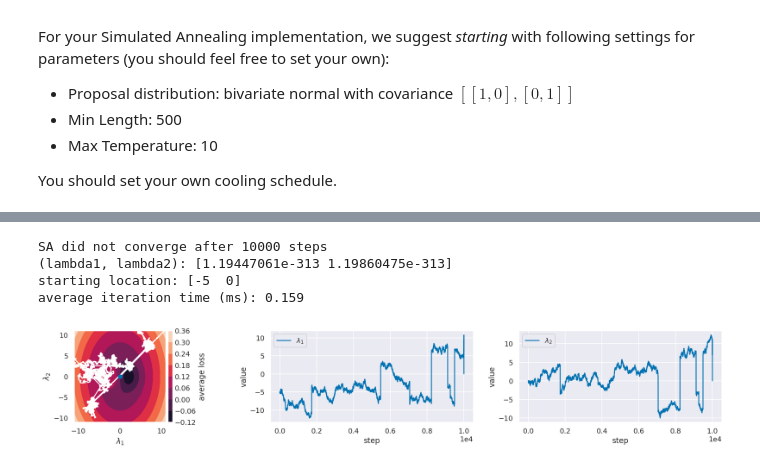
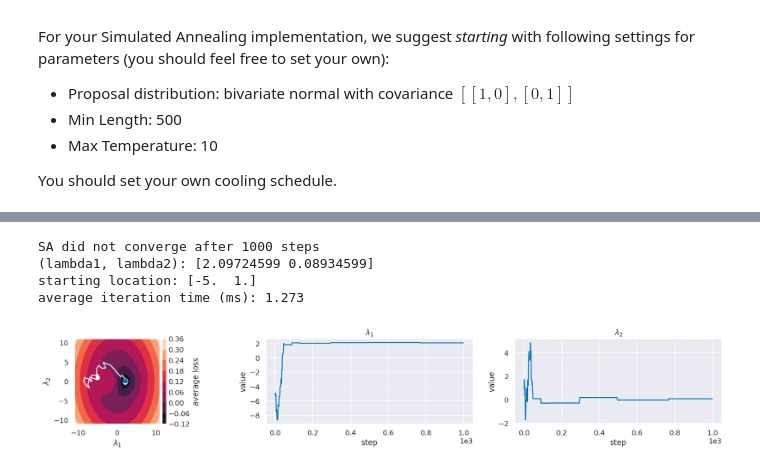
Before and after one commit to icweaver/AM207, a Jupyter notebook: HW5/AM207_HW5_IanWeaver.ipynb, the cells around one changed output, grey strips where cells are left out. Cells and saved outputs as stored; diff of their text form; code cells hidden in the pictures.

```diff
--- a/HW5/AM207_HW5_IanWeaver.ipynb
+++ b/HW5/AM207_HW5_IanWeaver.ipynb
@@ -753,12 +773,13 @@ along with a linear cooling schedule $T = T_\text{max} \times \alpha^\text{step
 # %%
 # simulated annealing algorithm
-def SA(init=_, truth=_, tol=_, max_iters=_, cov=_, Tmax=_, alpha=_, loss_func=_, data=_):
-    times = np.empty(max_iters+2)
-    sols = np.empty((max_iters+2, 2))
+def SA(init=_, truth=_, tol=_, cov=_, Tmax=_, eta=_, loss_func=_, data=_, max_iters=_):
+    max_iters = int(max_iters)
+    times = np.ones(max_iters)
+    sols = np.ones((max_iters, 2)) * -1 # easier to flag un-filled slots
     sols[0, :] = init
     T = Tmax
     n = 1
-    while T > 0:
+    for n in range(1, max_iters):
         start = time.perf_counter()
         prop = np.random.multivariate_normal(mean=sols[n-1, :], cov=cov)
         delta_E = loss_func(*prop, *data) - loss_func(*sols[n-1, :], *data)
@@ -766,57 +787,58 @@ def SA(init=_, truth=_, tol=_, max_iters=_, cov=_, Tmax=_, alpha=_, loss_func=_,
             sols[n, :] = prop
         else:
             U = np.random.uniform()
-            if np.exp(-delta_E / T)  >= U:
+            alpha = np.min([1., np.exp(-delta_E / T)])
+            if alpha >= U:
                 sols[n, :] = prop
             else:
-                pass
+                sols[n, :] = sols[n-1, :]
 
-        T -= alpha # cool down
+        T *= eta  # cool down
         end = time.perf_counter() - start
         times[n-1] = end
 
         # check for convergence
-        diff = np.sqrt(np.sum((sols[-1, :] - truth)**2)) # norm distance
+        diff = np.sqrt(np.sum((sols[n, :] - truth)**2)) # norm distance
         if diff <= tol:
-            print(f"SA converged after {n-1} steps")
-            break
-
-        if n > max_iters:
+            print(f"SA converged after {n} steps")
+            n += 1
             break
 
         # go to next step
         n += 1
 
     # if convergence is not met, still run to end and report results
     if diff > tol:
-        print(f"SA did not converge after {n-1} steps")
-    return sols[:n+1, :], times[:n+1]
+        print(f"SA did not converge after {n} steps")
+
+    return sols[:n, :], times[:n]
 
 # run SA
 data = np.loadtxt("HW5_data.csv", delimiter=',')
+s = 1 # variance on (lambda_1, lambda_2) proposal
 SA_params = {
-    "init": np.array([-5, 0]), # starting location
+    "init": np.array([-5., 1.]), # starting location
     "truth": np.array([2.05384, 0.]), # (lambda_1, lambda_2) true value
-    "tol": 1e-3, # convergence tolerance for normed distance to truth values
-    "max_iters": 10_000,
-    "cov": [[1e-2, 0], [0, 1e-2]], # covariance of multivariate proposal dist.
-    "Tmax": 10, # starting temperature
-    "alpha": 1e-3, # constant in linear cooling schedule T = Tmax - alpha*n
+    "tol": np.finfo(float).eps, # convergence tolerance for normed distance to truth values
+    "cov": [[s, 0.0], [0.0, s]], # covariance of multivariate proposal dist.
+    "Tmax": 1., # starting temperature
+    "eta": 0.7, # constant in power cooling schedule T = Tmax *eta**n
     "loss_func": loss_func_avg, # loss function to minimize over
     "data": data, # data loss function is evaluated on
+    "max_iters": 1e3,
 }
 lambdas_SA, times_SA = SA(**SA_params)
 
 # display results
 print(f"(lambda1, lambda2): {lambdas_SA[-1, :]}")
 print(f"starting location: {SA_params['init']}")
 t_avg = np.mean(times_SA * 1e3)
 print(f"average iteration time (ms): {t_avg:.3f}")
 plot_descent(lambdas_SA, SA_params["init"], loss_func_avg, data,
              label="average loss")
 # %% [output]
-SA did not converge after 10000 steps
-(lambda1, lambda2): [1.19447061e-313 1.19860475e-313]
-starting location: [-5  0]
-average iteration time (ms): 0.159
+SA did not converge after 1000 steps
+(lambda1, lambda2): [2.09724599 0.08934599]
+starting location: [-5.  1.]
+average iteration time (ms): 1.273
-[figure, old version]
+[figure, new version]
```
Also changed, not shown: parts of 16 cells of this notebook, 2 other files.
